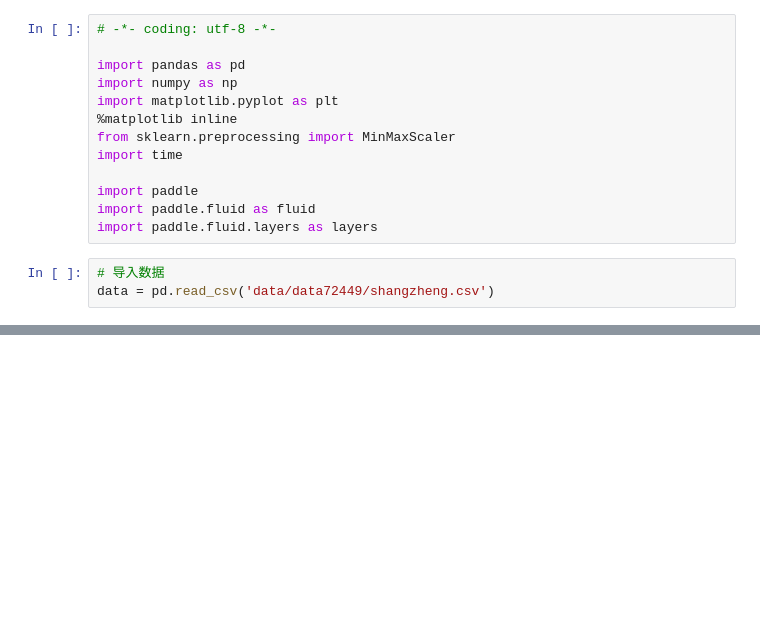
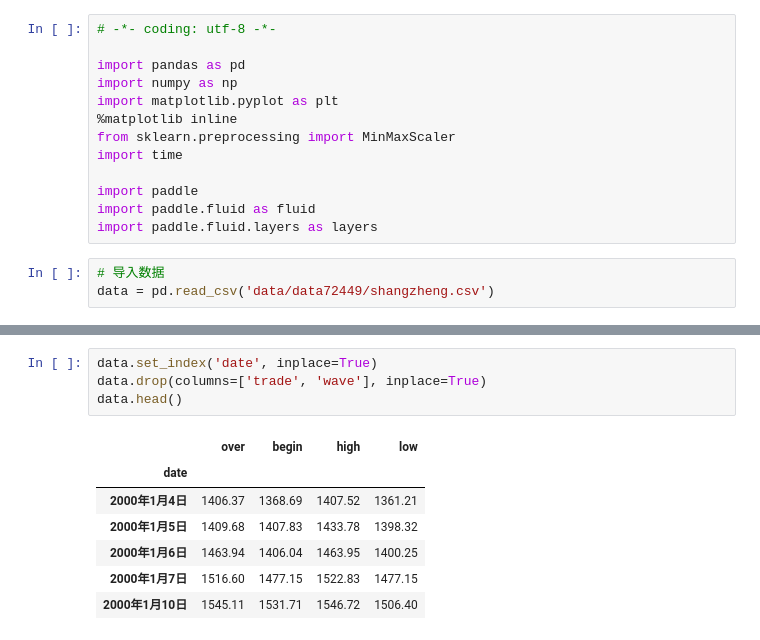
Before and after one commit to chaoers/stock-prediction, a Jupyter notebook: price-paddle.ipynb, the cells around one changed output, grey strips where cells are left out. Saved outputs shown, nothing was run; the diff lists cells and outputs as text; blank space fills up the shorter version.

```diff
--- a/price-paddle.ipynb
+++ b/price-paddle.ipynb
@@ -92,0 +34,12 @@ ValueError: (InvalidArgument) Tensor holds the wrong type, it holds float, but d
+# %%
+data.set_index('date', inplace=True)
+data.drop(columns=['trade', 'wave'], inplace=True)
+data.head()
+# %% [output]
+|  | over | begin | high | low |
+| date |  |  |  |  |
+| 2000年1月4日 | 1406.37 | 1368.69 | 1407.52 | 1361.21 |
+| 2000年1月5日 | 1409.68 | 1407.83 | 1433.78 | 1398.32 |
+| 2000年1月6日 | 1463.94 | 1406.04 | 1463.95 | 1400.25 |
+| 2000年1月7日 | 1516.60 | 1477.15 | 1522.83 | 1477.15 |
+| 2000年1月10日 | 1545.11 | 1531.71 | 1546.72 | 1506.40 |
```
Also changed, not shown: parts of 18 cells of this notebook, 1 other file.
